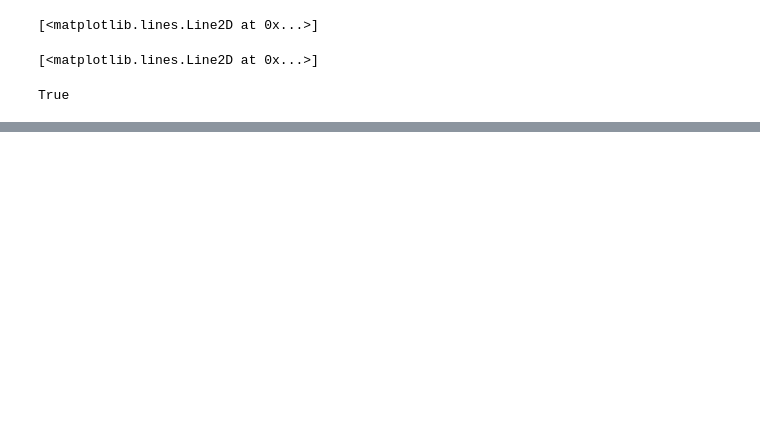
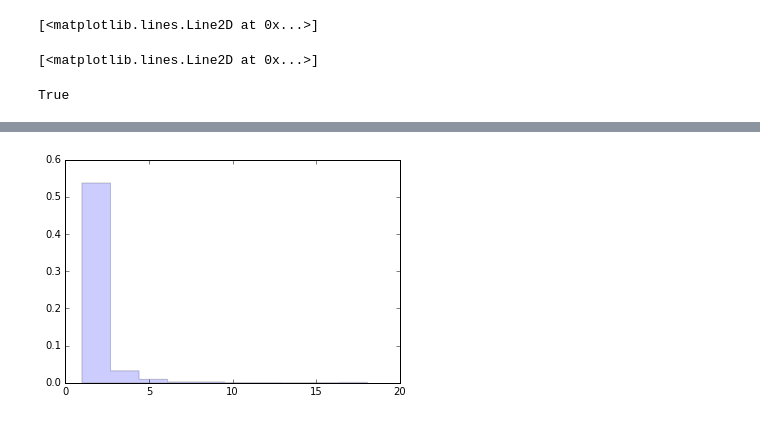
Before and after one commit to alexus987/python, a Jupyter notebook: Week 4 HW 1.3 Pareto.ipynb, the cells around one changed output, grey strips where cells are left out. Cells and saved outputs as stored; diff of their text form; code cells hidden in the pictures; blank space fills up the shorter version.

```diff
--- a/Week 4 HW 1.3 Pareto.ipynb
+++ b/Week 4 HW 1.3 Pareto.ipynb
@@ -49,0 +91,9 @@ plt.show()
+# %%
+fig, ax = plt.subplots(1, 1)
+
+r = pareto.rvs(b, size=1000)
+ax.hist(r, normed=True, histtype='stepfilled', alpha=0.2)
+ax.legend(loc='best', frameon=False)
+plt.show()
+# %% [output]
+[figure, added]
```
Also changed, not shown: parts of 11 cells of this notebook.
